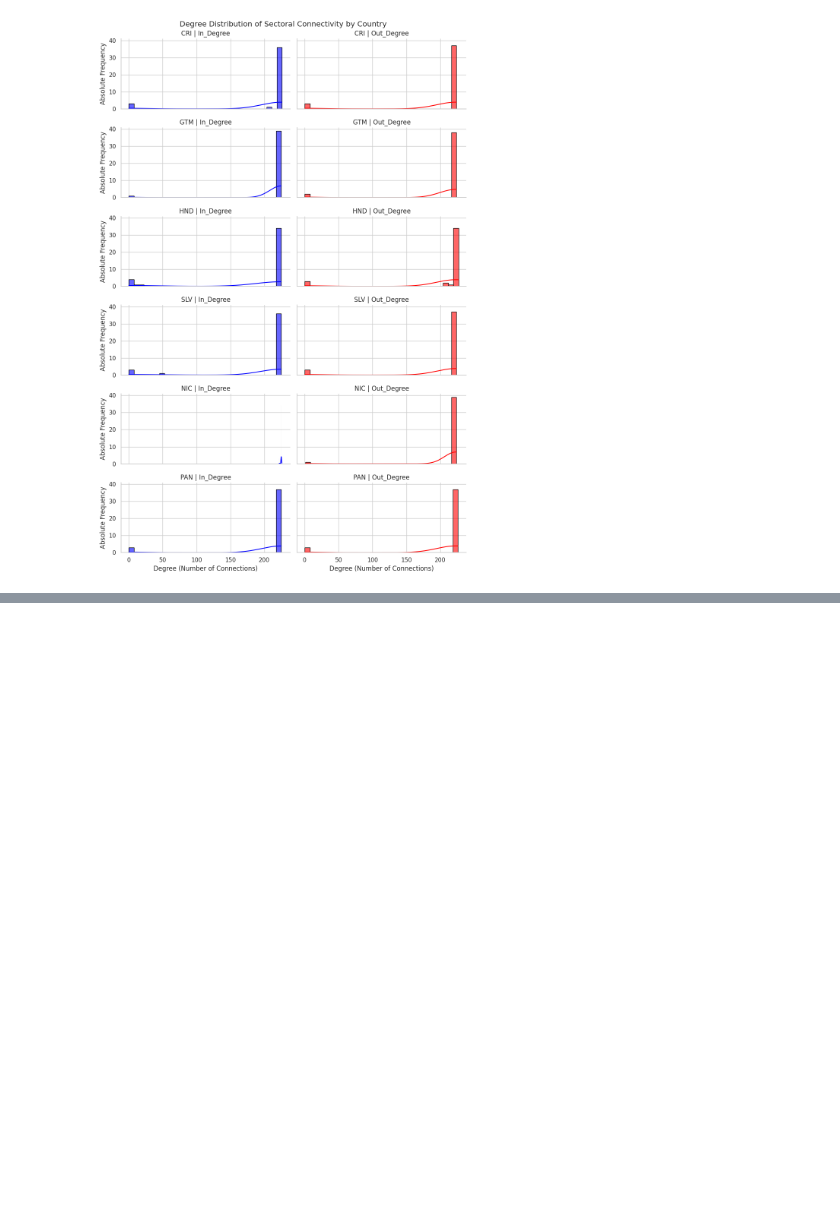
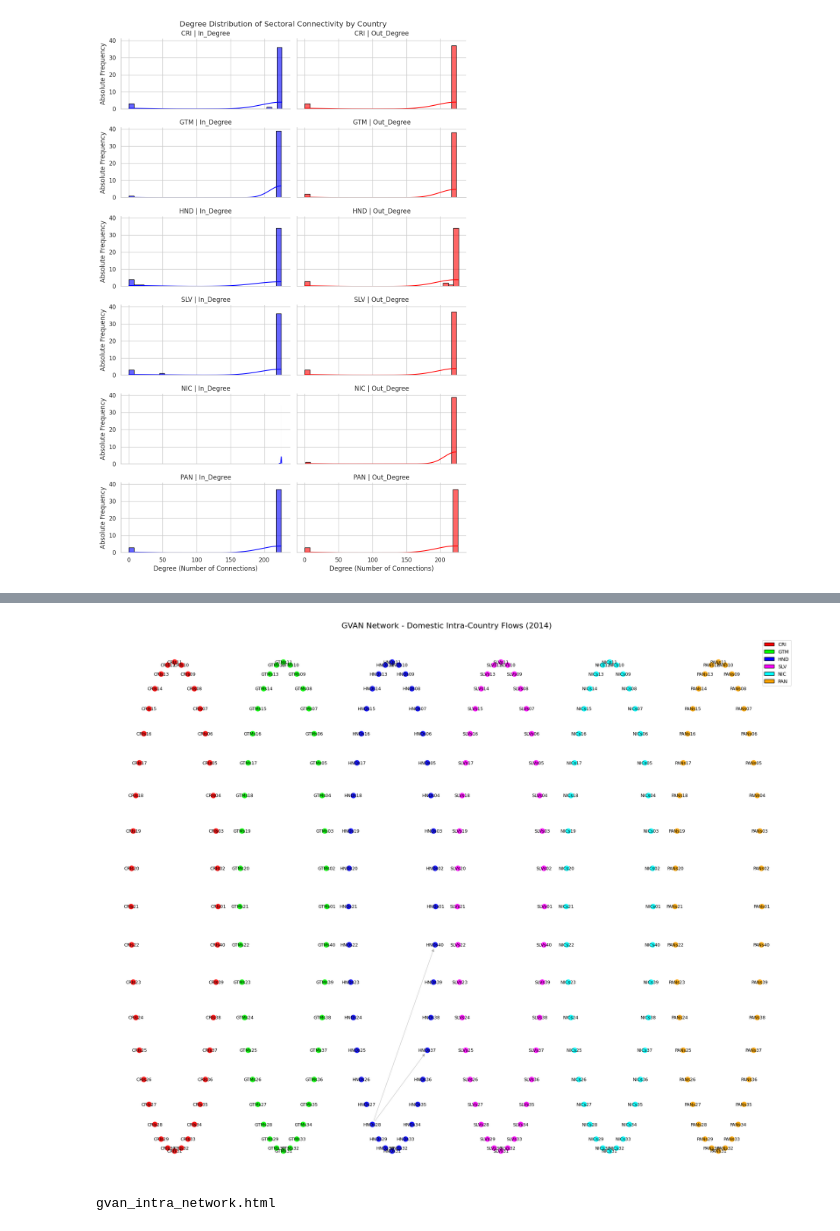
Before and after one commit to erickdiaz3010/tesis-network-analysis, a Jupyter notebook: Thesis_VA_in_CA_Erick.ipynb, the cells around one changed output, grey strips where cells are left out. Cells and saved outputs as stored; diff of their text form; code cells hidden in the pictures; blank space fills up the shorter version.

```diff
--- a/Thesis_VA_in_CA_Erick.ipynb
+++ b/Thesis_VA_in_CA_Erick.ipynb
@@ -724,6 +743,7 @@ import networkx as nx
 import matplotlib.pyplot as plt
 from pyvis.network import Network
 from matplotlib.patches import Patch
+import numpy as np
 
 
 # ----------------------------------------------------------
@@ -749,7 +769,7 @@ gvan_matrix = gvan_matrix.fillna(0)
 # 📌 NETWORK CONSTRUCTION (NO SELF-LOOPS, ONLY DOMESTIC TRANSACTIONS)
 # ----------------------------------------------------------
 G = nx.DiGraph()
-threshold = 1000  # Adjust this value as needed
+threshold = 1000000  # Adjust this value as needed
 
 # Add nodes with attributes
 for sector in gvan_matrix.index:
@@ -768,19 +788,39 @@ for source in gvan_matrix.index:
                 G.add_edge(source, target, weight=weight)
 
 # ----------------------------------------------------------
+# 📌 MANUAL LAYOUT ADJUSTMENT FOR GROUPING NODES BY COUNTRY WITH INTERNAL SECTOR CONNECTIONS
+# ----------------------------------------------------------
+
+# Define manual positions for the countries, grouping nodes by country with internal connections
+positions = {}
+x_offset = 0  # Initial x-offset to start grouping countries
+
+for country, color in country_colors.items():
+    country_nodes = [n for n, data in G.nodes(data=True) if data['country'] == country]
+
+    # Layout the nodes in a circular way within each country to represent the sectoral network
+    num_nodes = len(country_nodes)
+    angle_step = 2 * np.pi / num_nodes  # Even distribution of nodes in a circle
+    for i, node in enumerate(country_nodes):
+        angle = i * angle_step
+        # Position nodes evenly along a circle within each country
+        positions[node] = (x_offset + np.cos(angle) * 2, np.sin(angle) * 2)  # Adjust radius if needed
+
+    x_offset += 5  # Add horizontal space between countries for visual separation
+
+# ----------------------------------------------------------
 # 📌 STATIC VISUALIZATION (MATPLOTLIB)
 # ----------------------------------------------------------
 plt.figure(figsize=(20, 16))
-pos = nx.spring_layout(G, k=0.7, iterations=100, seed=42)
 
-# Draw elements
+# Draw elements with manual positions
 node_colors = [G.nodes[n]['color'] for n in G.nodes]
-nx.draw_networkx_nodes(G, pos, node_size=100, node_color=node_colors, alpha=0.9)
-nx.draw_networkx_edges(G, pos, edge_color='#888888', width=0.7, arrowsize=12, alpha=0.6)
+nx.draw_networkx_nodes(G, positions, node_size=100, node_color=node_colors, alpha=0.9)
+nx.draw_networkx_edges(G, positions, edge_color='#888888', width=0.7, arrowsize=12, alpha=0.6)
 
 # Node labels
 nx.draw_networkx_labels(
-    G, pos,
+    G, positions,
     labels={n: n for n in G.nodes},
     font_size=9,
     font_color='black',
@@ -811,7 +851,7 @@ net = Network(
     cdn_resources='remote'
 )
 
-# Advanced configuration
+# Advanced configuration for PyVis
 net.set_options("""
 {
   "nodes": {
@@ -840,30 +880,33 @@ net.set_options("""
       "centralGravity": 0.02,
       "springLength": 120,
       "damping": 0.3
     },
     "minVelocity": 0.5,
     "solver": "forceAtlas2Based",
     "stabilization": {
       "enabled": true,
       "iterations": 1000
     }
   }
 }
 """)
 
 # Add nodes and edges (for PyVis)
 for node in G.nodes(data=True):
     net.add_node(
         node[0],
         label=node[0],
         color=node[1]['color'],
         title=f"Country: {node[1]['country']}\nSector: {node[0][5:]}",
         font={"size": 14},
         size=25
     )
 
 for edge in G.edges(data=True):
     net.add_edge(edge[0], edge[1], value=edge[2]['weight'])
 
 # Save and display
 net.show("gvan_intra_network.html")
+# %% [output]
+[figure, added]
+gvan_intra_network.html
```
Also changed, not shown: parts of 4 cells of this notebook.
